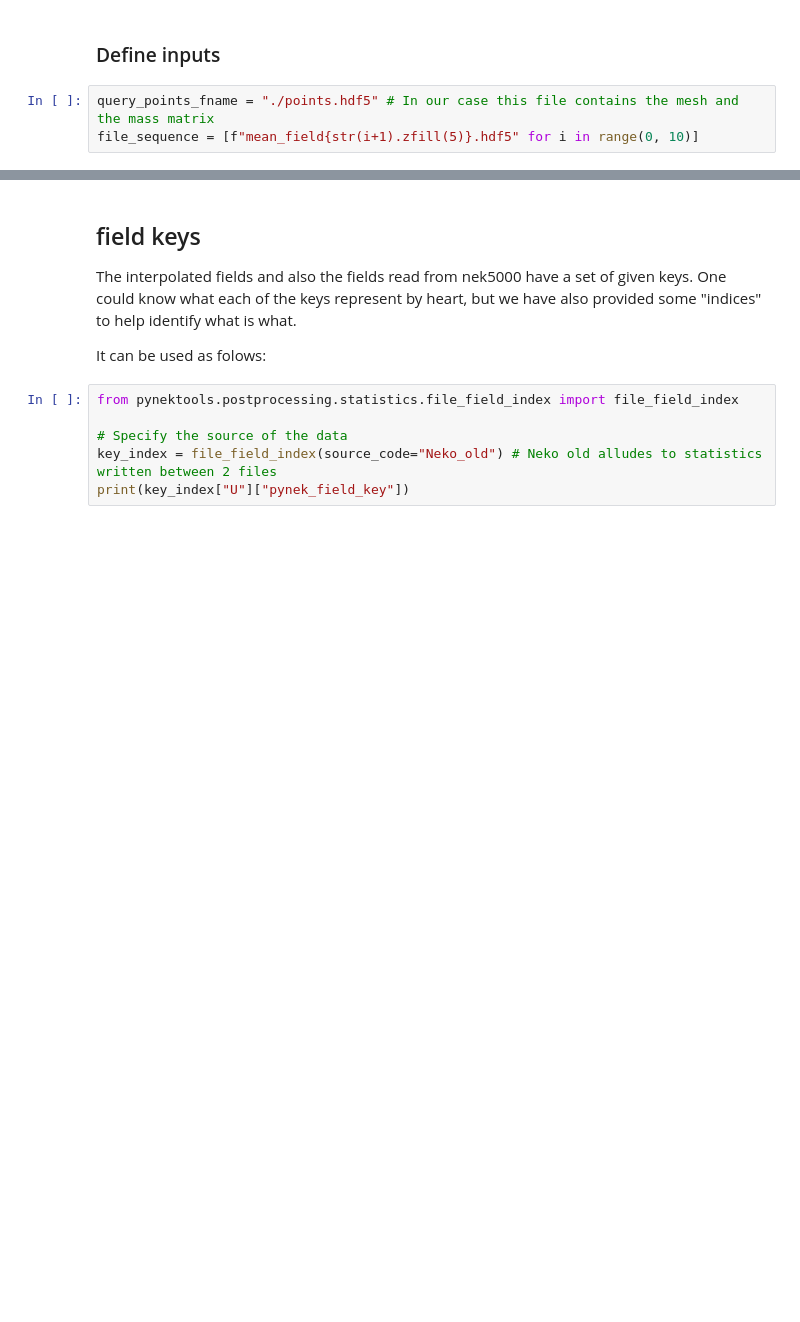
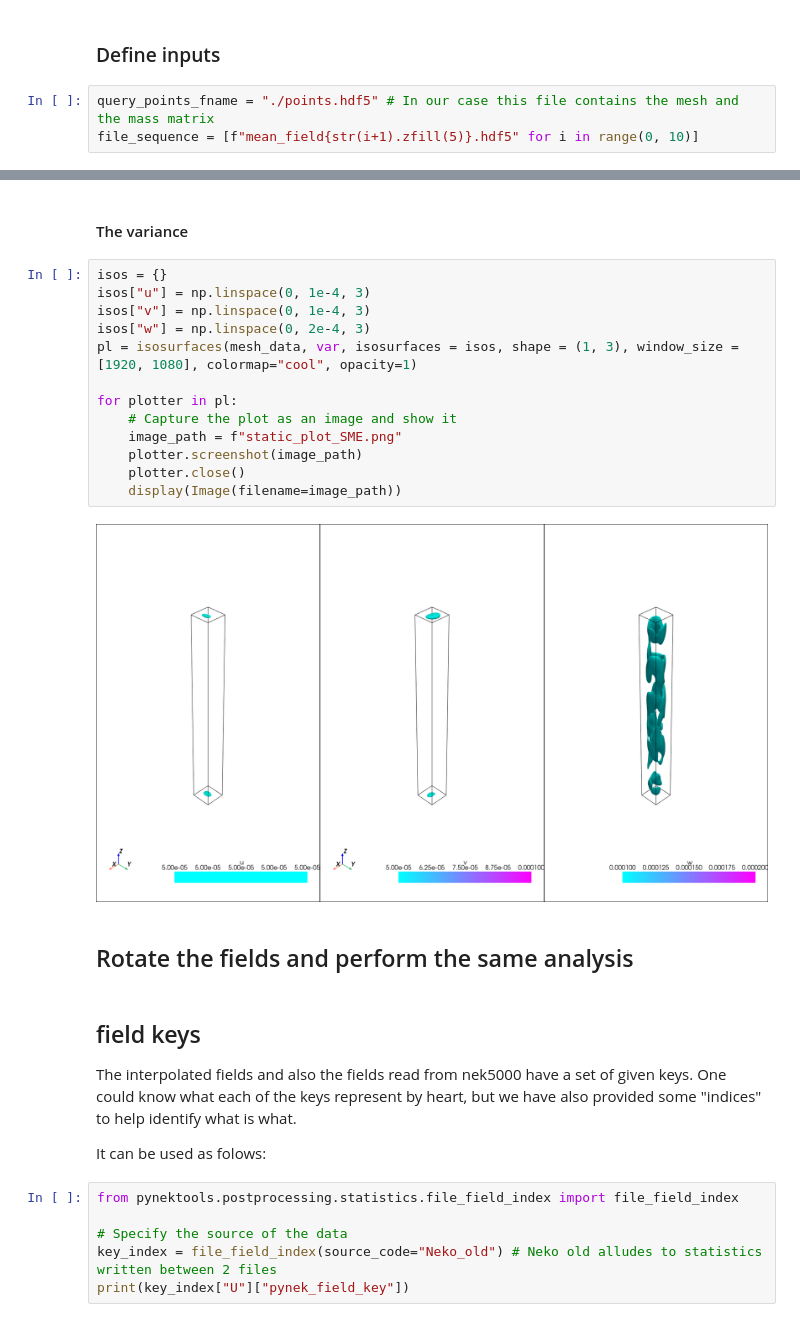
Before and after one commit to nchristensen/pySEMTools, a Jupyter notebook: examples/6-statistics/2-UQ_of_mean_fields.ipynb, the cells around one changed output, grey strips where cells are left out. Cells and saved outputs as stored; diff of their text form; blank space fills up the shorter version.

```diff
--- a/examples/6-statistics/2-UQ_of_mean_fields.ipynb
+++ b/examples/6-statistics/2-UQ_of_mean_fields.ipynb
@@ -79,3 +61,22 @@ display(Image(filename=image_path))
+# %% [markdown]
+#### The variance
+# %%
+isos = {}
+isos["u"] = np.linspace(0, 1e-4, 3)
+isos["v"] = np.linspace(0, 1e-4, 3)
+isos["w"] = np.linspace(0, 2e-4, 3)
+pl = isosurfaces(mesh_data, var, isosurfaces = isos, shape = (1, 3), window_size = [1920, 1080], colormap="cool", opacity=1)
+
+for plotter in pl:
+    # Capture the plot as an image and show it
+    image_path = f"static_plot_SME.png"
+    plotter.screenshot(image_path)
+    plotter.close()
+    display(Image(filename=image_path))
+# %% [output]
+[figure, added]
+# %% [markdown]
+## Rotate the fields and perform the same analysis
 # %% [markdown]
 ## field keys
 
```
Also changed, not shown: parts of 22 cells of this notebook, 1 other file.
